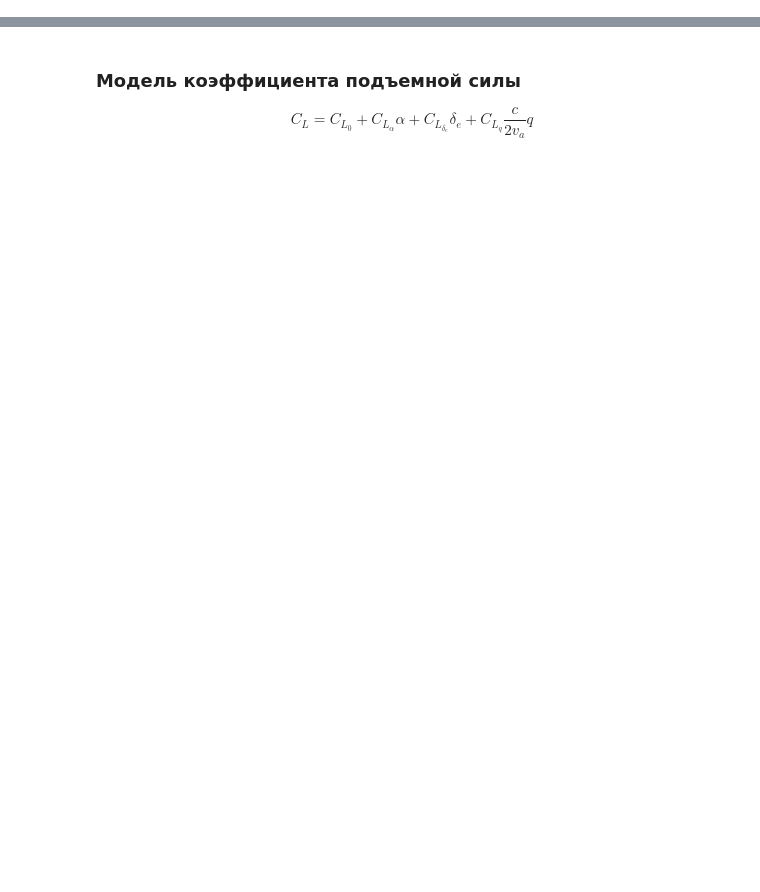
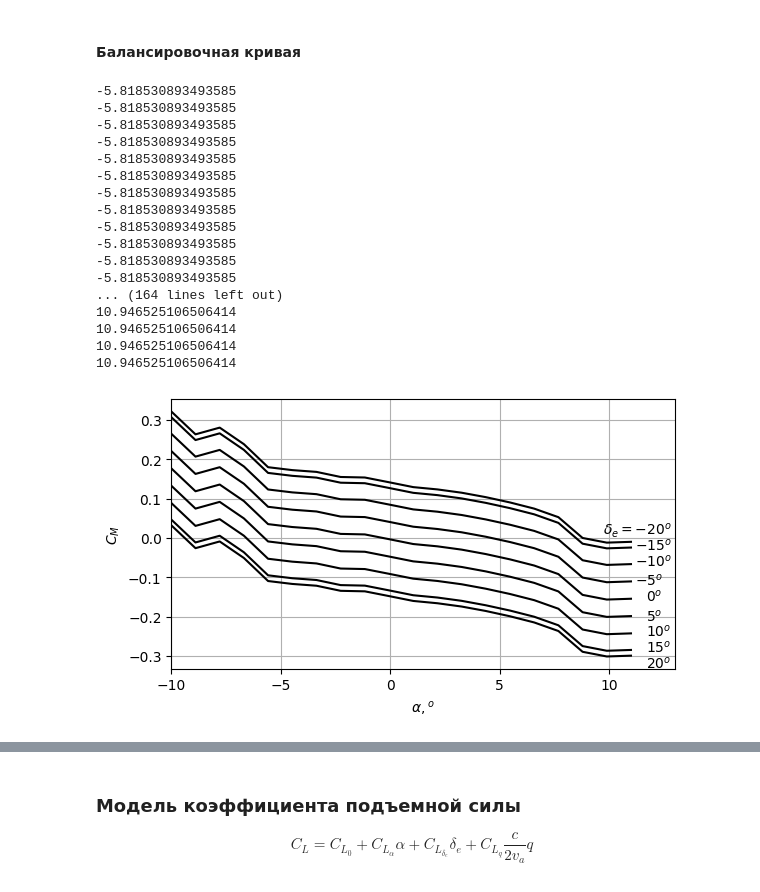
Before and after one commit to Suturin-Daniil/KB-102_SKAT_2025, a Jupyter notebook: Аэродинамика/ОбликЛА1_Расчёты.ipynb, the cells around one changed output, grey strips where cells are left out. Drawn from its saved outputs; the diff is of its cells as text; code cells hidden in the pictures; blank space fills up the shorter version.

```diff
--- a/Аэродинамика/ОбликЛА1_Расчёты.ipynb
+++ b/Аэродинамика/ОбликЛА1_Расчёты.ipynb
@@ -782,0 +772,49 @@ p.b, p.cr, p.ct, p.c, p.btail, p.crtail, p.GetCDmin(), p.GetCL0('Wing'), p.GetCL
+# %% [markdown]
+#### Балансировочная кривая
+# %%
+fig, ax = plt.subplots(1,1, figsize=((210-45)/25.4,3.5))
+p = UAV(mass = 3.5, V = 18, CGposition = hcg, WingData=WingData, FusWidth=0.2, FusLength= 0.7, Tail = TailData, SweepQuart=True)
+a = np.linspace(-10, 11, 20)
+defl = [-20, -15, -10, -5, 0, 5, 10, 15, 20]
+cm = []
+for d in defl:
+    for el in a:
+        cm.append(p.GetCm(el, d))
+    ax.plot(a, cm, color='black')
+    cm = []
+
+
+ax.grid('Major')
+ax.set_xlim(-10, 13)
+ax.text(9.7, 0.01,r'$\delta_{e} = -20^{o}$')
+ax.text(11.2, -0.03,r'$-15^{o}$')
+ax.text(11.2, -0.07,r'$-10^{o}$')
+ax.text(11.2, -0.12,r'$-5^{o}$')
+ax.text(11.7, -0.16,r'$0^{o}$')
+ax.text(11.7, -0.21,r'$5^{o}$')
+ax.text(11.7, -0.25,r'$10^{o}$')
+ax.text(11.7, -0.29,r'$15^{o}$')
+ax.text(11.7, -0.33,r'$20^{o}$')
+ax.set_xlabel(r'$\alpha, ^{o} $')
+ax.set_ylabel(r'$C_{M}$')
+plt.savefig('BalanceCurve.png', dpi = 300, bbox_inches = 'tight', pad_inches=0.01)
+# на расстояние между линиями влияет доля размаха хвостового оперения, занимаемого рулями
+# %% [output]
+-5.818530893493585
+-5.818530893493585
+-5.818530893493585
+-5.818530893493585
+-5.818530893493585
+-5.818530893493585
+-5.818530893493585
+-5.818530893493585
+-5.818530893493585
+-5.818530893493585
+-5.818530893493585
+-5.818530893493585
+... (164 lines left out)
+10.946525106506414
+10.946525106506414
+10.946525106506414
+10.946525106506414
+[figure, added]
```
Also changed, not shown: parts of 11 cells of this notebook, 3 other files.
